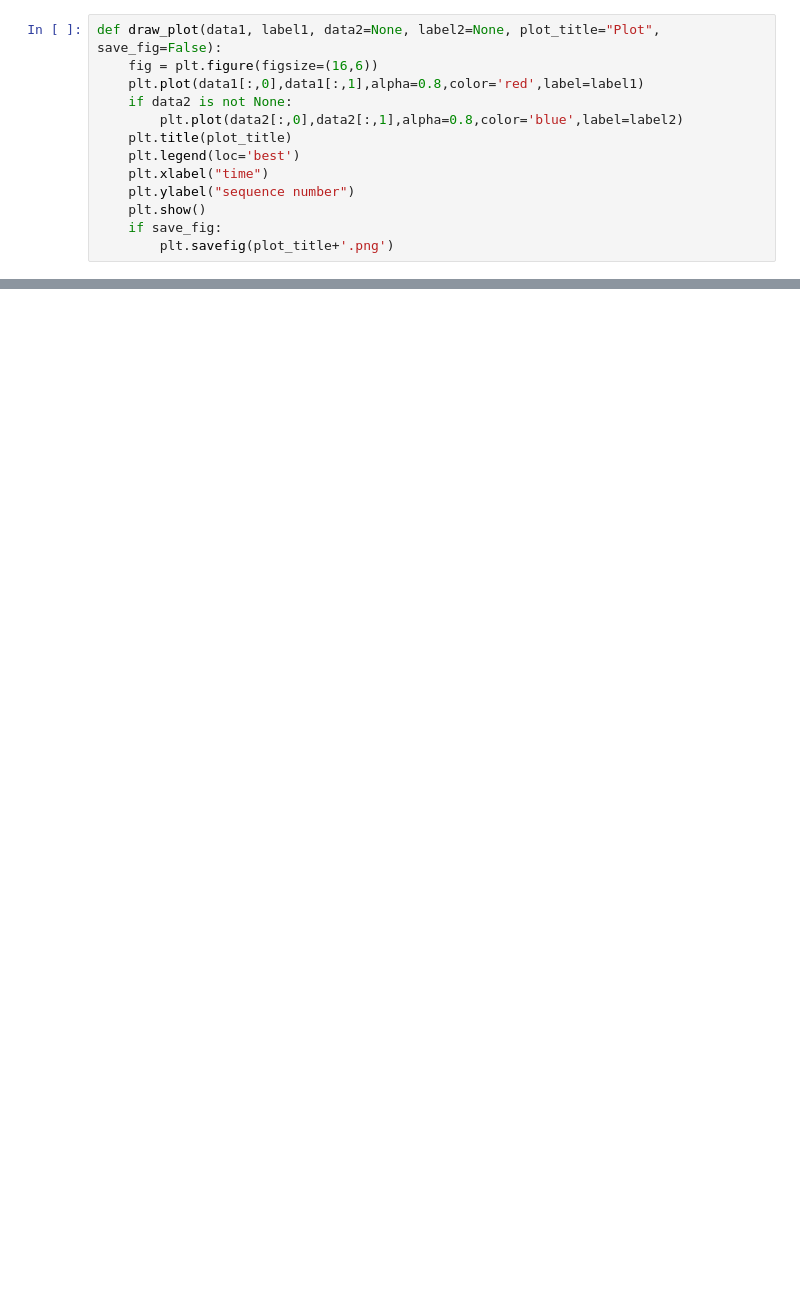
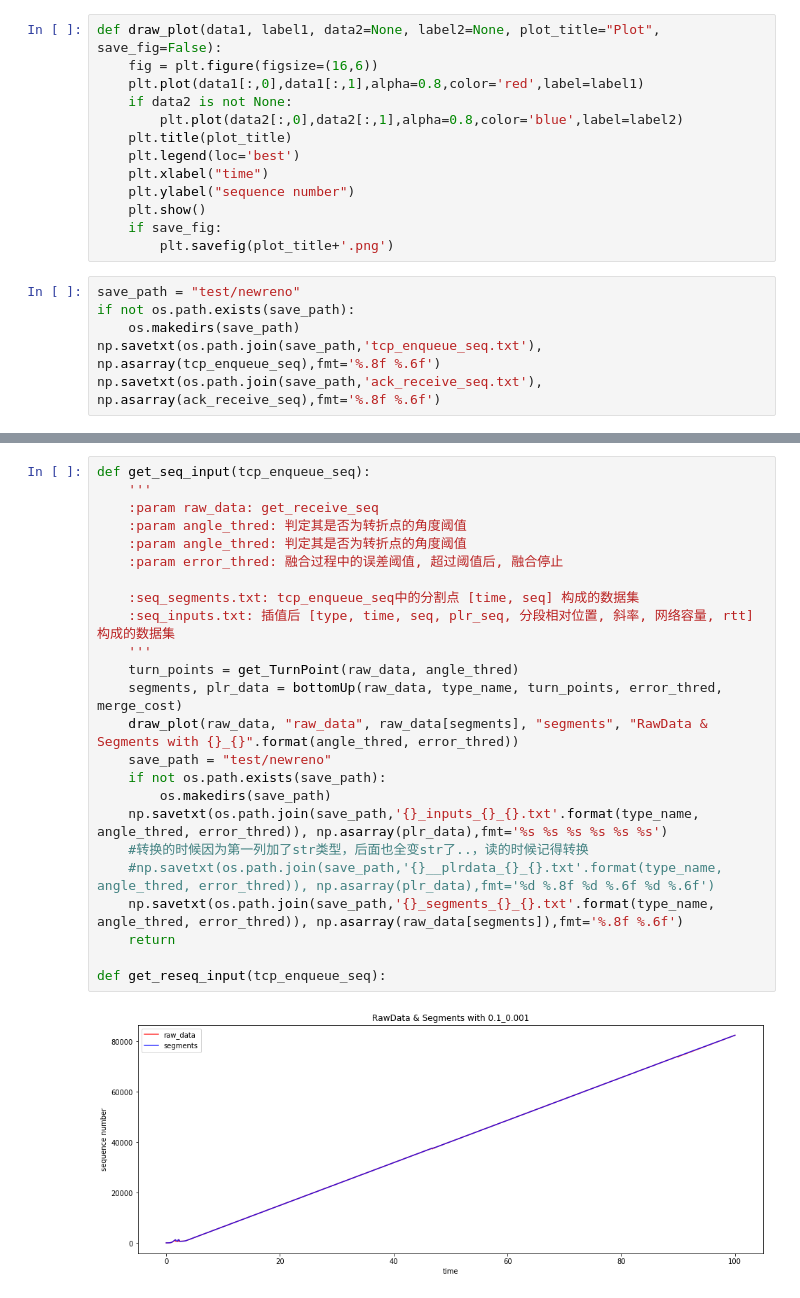
Before and after one commit to B1uee/plr, a Jupyter notebook: trace_preprocess.ipynb, the cells around one changed output, grey strips where cells are left out. Saved outputs shown, nothing was run; the diff lists cells and outputs as text; blank space fills up the shorter version.

```diff
--- a/trace_preprocess.ipynb
+++ b/trace_preprocess.ipynb
@@ -102,4 +106,10 @@ def draw_plot(data1, label1, data2=None, label2=None, plot_title="Plot", save_fi
     plt.show()
     if save_fig:
         plt.savefig(plot_title+'.png')
+# %%
+save_path = "test/newreno"
+if not os.path.exists(save_path):
+    os.makedirs(save_path)
+np.savetxt(os.path.join(save_path,'tcp_enqueue_seq.txt'), np.asarray(tcp_enqueue_seq),fmt='%.8f %.6f')
+np.savetxt(os.path.join(save_path,'ack_receive_seq.txt'), np.asarray(ack_receive_seq),fmt='%.8f %.6f')
 # %%
@@ -145,0 +330,26 @@ IndexError: too many indices for array: array is 1-dimensional, but 2 were index
+# %%
+def get_seq_input(tcp_enqueue_seq):
+    '''
+    :param raw_data: get_receive_seq
+    :param angle_thred: 判定其是否为转折点的角度阈值
+    :param angle_thred: 判定其是否为转折点的角度阈值
+    :param error_thred: 融合过程中的误差阈值, 超过阈值后, 融合停止
+
+    :seq_segments.txt: tcp_enqueue_seq中的分割点 [time, seq] 构成的数据集
+    :seq_inputs.txt: 插值后 [type, time, seq, plr_seq, 分段相对位置, 斜率, 网络容量, rtt] 构成的数据集
+    '''
+    turn_points = get_TurnPoint(raw_data, angle_thred)
+    segments, plr_data = bottomUp(raw_data, type_name, turn_points, error_thred, merge_cost)
+    draw_plot(raw_data, "raw_data", raw_data[segments], "segments", "RawData & Segments with {}_{}".format(angle_thred, error_thred))
+    save_path = "test/newreno"
+    if not os.path.exists(save_path):
+        os.makedirs(save_path)
+    np.savetxt(os.path.join(save_path,'{}_inputs_{}_{}.txt'.format(type_name, angle_thred, error_thred)), np.asarray(plr_data),fmt='%s %s %s %s %s %s')
+    #转换的时候因为第一列加了str类型，后面也全变str了..，读的时候记得转换
+    #np.savetxt(os.path.join(save_path,'{}__plrdata_{}_{}.txt'.format(type_name, angle_thred, error_thred)), np.asarray(plr_data),fmt='%d %.8f %d %.6f %d %.6f')
+    np.savetxt(os.path.join(save_path,'{}_segments_{}_{}.txt'.format(type_name, angle_thred, error_thred)), np.asarray(raw_data[segments]),fmt='%.8f %.6f')
+    return
+
+def get_reseq_input(tcp_enqueue_seq):
+# %% [output]
+[figure, added]
```
Also changed, not shown: parts of 10 cells of this notebook, 5 other files.
